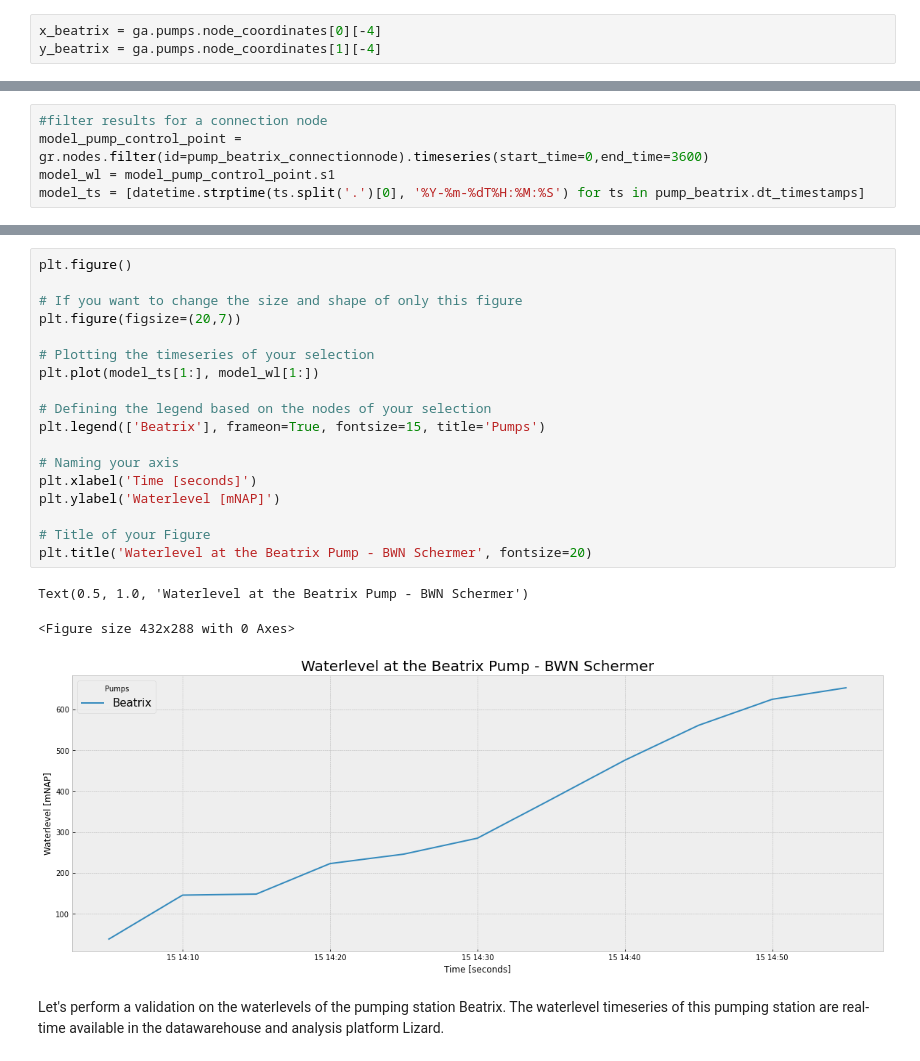
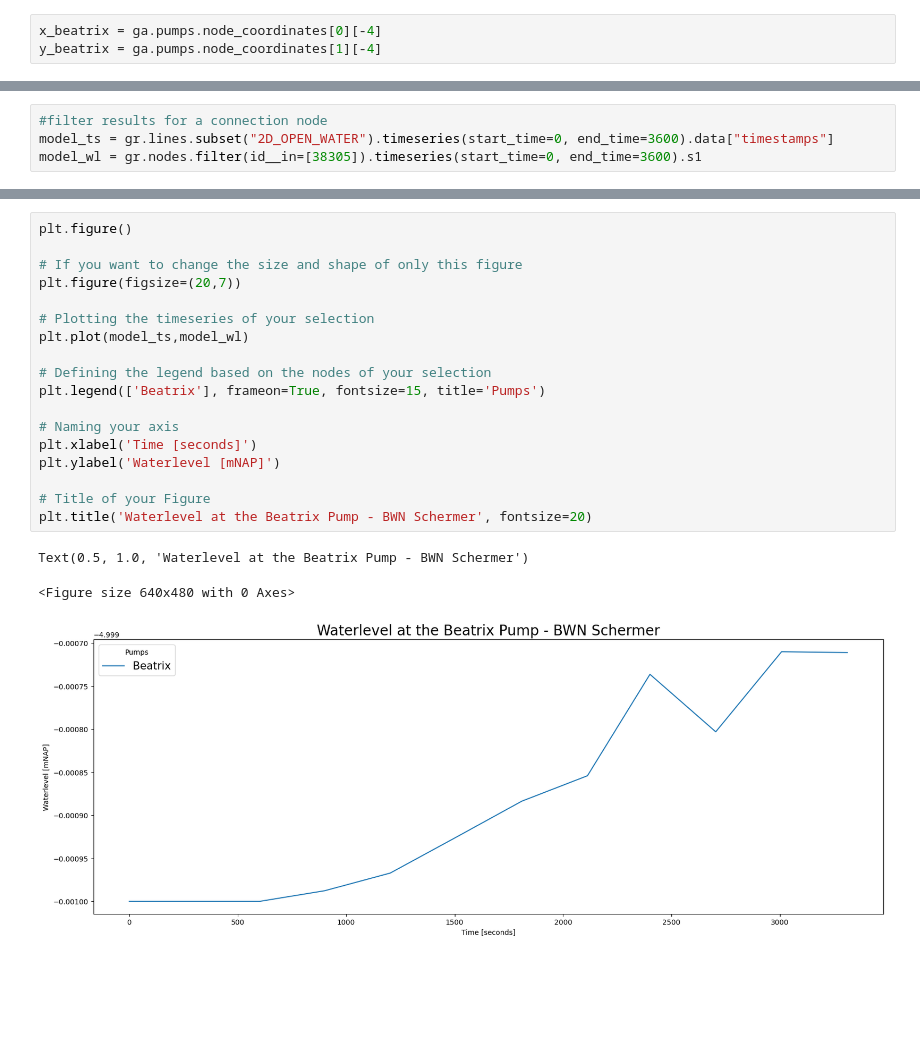
Before and after one commit to threedi/scripts-nens, a Jupyter notebook: Notebooks 3Di - API v3 - VD/notebook2 - using 3Di and Lizard together in one notebook/Notebook2 - 3Di and Lizard together in one Jupyter notebook.ipynb, the cells around one changed output, grey strips where cells are left out. Saved outputs shown, nothing was run; the diff lists cells and outputs as text; blank space fills up the shorter version.

```diff
--- a/Notebooks 3Di - API v3 - VD/notebook2 - using 3Di and Lizard together in one notebook/Notebook2 - 3Di and Lizard together in one Jupyter notebook.ipynb
+++ b/Notebooks 3Di - API v3 - VD/notebook2 - using 3Di and Lizard together in one notebook/Notebook2 - 3Di and Lizard together in one Jupyter notebook.ipynb
@@ -449,5 +427,4 @@ array([38302], dtype=int64)
 # %%
 #filter results for a connection node
-model_pump_control_point = gr.nodes.filter(id=pump_beatrix_connectionnode).timeseries(start_time=0,end_time=3600)
-model_wl = model_pump_control_point.s1
-model_ts = [datetime.strptime(ts.split('.')[0], '%Y-%m-%dT%H:%M:%S') for ts in pump_beatrix.dt_timestamps]
+model_ts = gr.lines.subset("2D_OPEN_WATER").timeseries(start_time=0, end_time=3600).data["timestamps"]
+model_wl = gr.nodes.filter(id__in=[38305]).timeseries(start_time=0, end_time=3600).s1
@@ -484,24 +431,22 @@ model_ts
 # %%
 plt.figure()
 
 # If you want to change the size and shape of only this figure
 plt.figure(figsize=(20,7))
 
 # Plotting the timeseries of your selection
-plt.plot(model_ts[1:], model_wl[1:])
+plt.plot(model_ts,model_wl)
 
 # Defining the legend based on the nodes of your selection
 plt.legend(['Beatrix'], frameon=True, fontsize=15, title='Pumps')
 
 # Naming your axis
 plt.xlabel('Time [seconds]')
 plt.ylabel('Waterlevel [mNAP]')
 
 # Title of your Figure
 plt.title('Waterlevel at the Beatrix Pump - BWN Schermer', fontsize=20)
 # %% [output]
 Text(0.5, 1.0, 'Waterlevel at the Beatrix Pump - BWN Schermer')
-<Figure size 432x288 with 0 Axes>
+<Figure size 640x480 with 0 Axes>
-[figure, old version]
+[figure, new version]
-# %% [markdown]
-Let's perform a validation on the waterlevels of the pumping station Beatrix. The waterlevel timeseries of this pumping station are real-time available in the datawarehouse and analysis platform Lizard.
```
Also changed, not shown: parts of 40 cells of this notebook, 2 other files.
